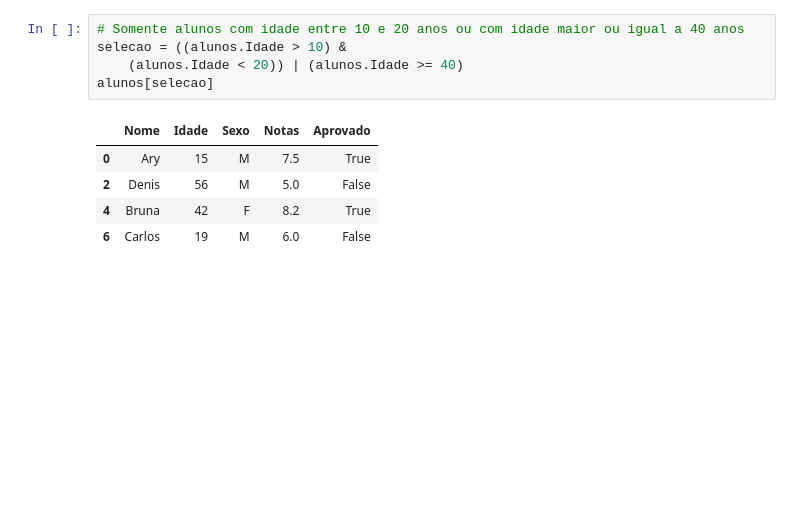
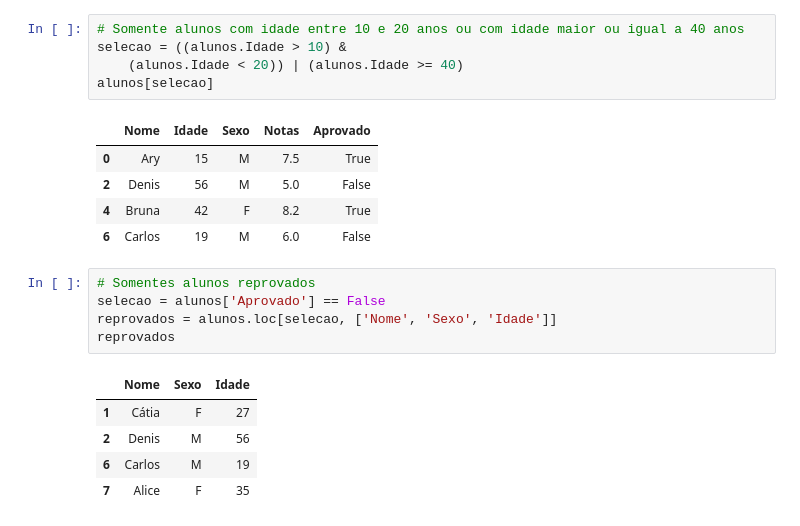
Before and after one commit to cesarcalafrioli/PYTHON_ANOTACOES, a Jupyter notebook: pandas.ipynb, the cells around one changed output. Drawn from its saved outputs; the diff is of its cells as text; blank space fills up the shorter version.

```diff
--- a/pandas.ipynb
+++ b/pandas.ipynb
@@ -910,3 +910,14 @@ alunos[selecao]
 | 2 | Denis | 56 | M | 5.0 | False |
 | 4 | Bruna | 42 | F | 8.2 | True |
 | 6 | Carlos | 19 | M | 6.0 | False |
+# %%
+# Somentes alunos reprovados
+selecao = alunos['Aprovado'] == False
+reprovados = alunos.loc[selecao, ['Nome', 'Sexo', 'Idade']]
+reprovados
+# %% [output]
+|  | Nome | Sexo | Idade |
+| 1 | Cátia | F | 27 |
+| 2 | Denis | M | 56 |
+| 6 | Carlos | M | 19 |
+| 7 | Alice | F | 35 |
```
Also changed, not shown: parts of 21 cells of this notebook.
